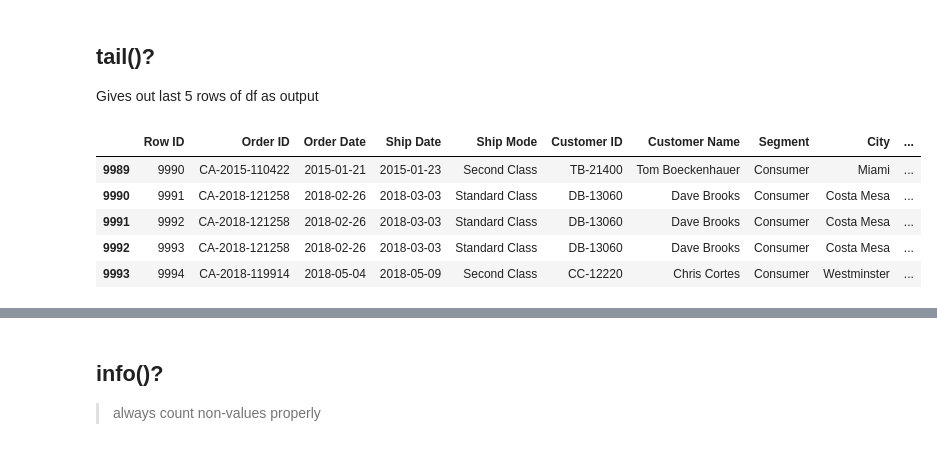
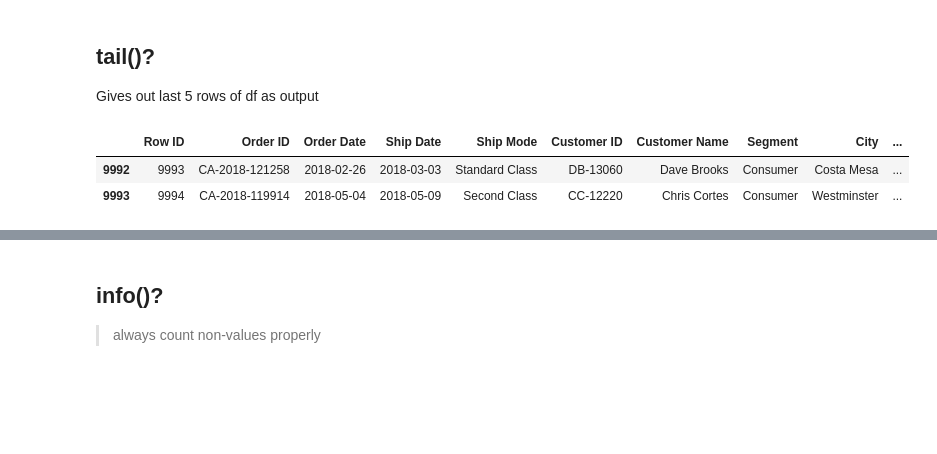
Before and after one commit to albertodavincishekhawat/3RI, a Jupyter notebook: analytics/2. Pandas.ipynb, the cells around one changed output, grey strips where cells are left out. Cells and saved outputs as stored; diff of their text form; code cells hidden in the pictures; blank space fills up the shorter version.

```diff
--- a/analytics/2. Pandas.ipynb
+++ b/analytics/2. Pandas.ipynb
@@ -198,12 +215,9 @@ df.head()
 ## tail()?
 Gives out last 5 rows of df  as output
 # %%
-df.tail()
+df.tail(2)
 # %% [output]
 |  | Row ID | Order ID | Order Date | Ship Date | Ship Mode | Customer ID | Customer Name | Segment | City | ... |
-| 9989 | 9990 | CA-2015-110422 | 2015-01-21 | 2015-01-23 | Second Class | TB-21400 | Tom Boeckenhauer | Consumer | Miami | ... |
-| 9990 | 9991 | CA-2018-121258 | 2018-02-26 | 2018-03-03 | Standard Class | DB-13060 | Dave Brooks | Consumer | Costa Mesa | ... |
-| 9991 | 9992 | CA-2018-121258 | 2018-02-26 | 2018-03-03 | Standard Class | DB-13060 | Dave Brooks | Consumer | Costa Mesa | ... |
 | 9992 | 9993 | CA-2018-121258 | 2018-02-26 | 2018-03-03 | Standard Class | DB-13060 | Dave Brooks | Consumer | Costa Mesa | ... |
 | 9993 | 9994 | CA-2018-119914 | 2018-05-04 | 2018-05-09 | Second Class | CC-12220 | Chris Cortes | Consumer | Westminster | ... |
 # %% [markdown]
```
Also changed, not shown: parts of 46 cells of this notebook, 1 other file.
